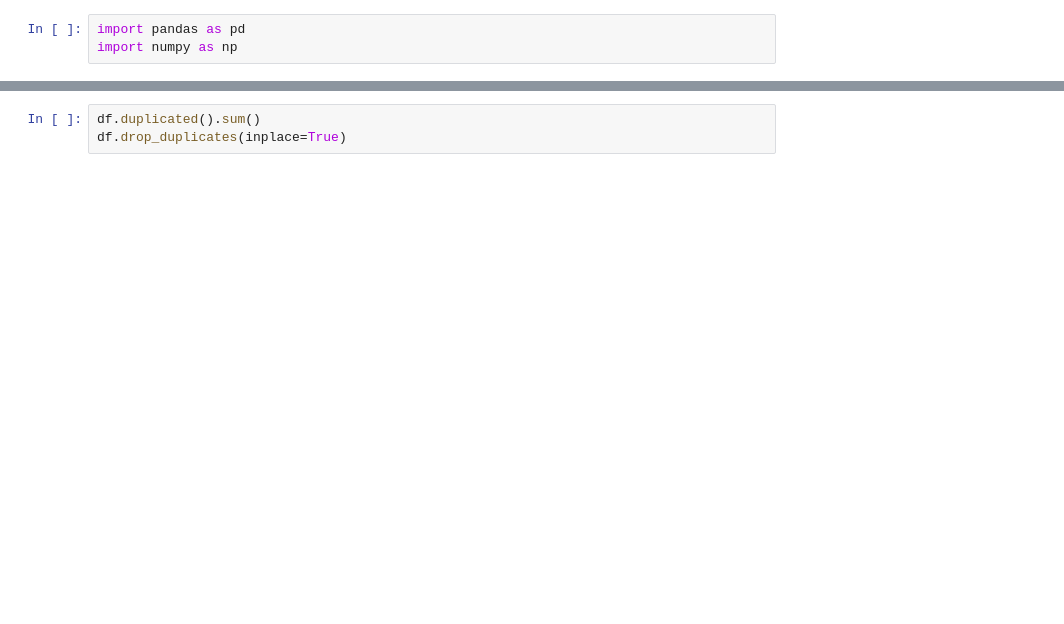
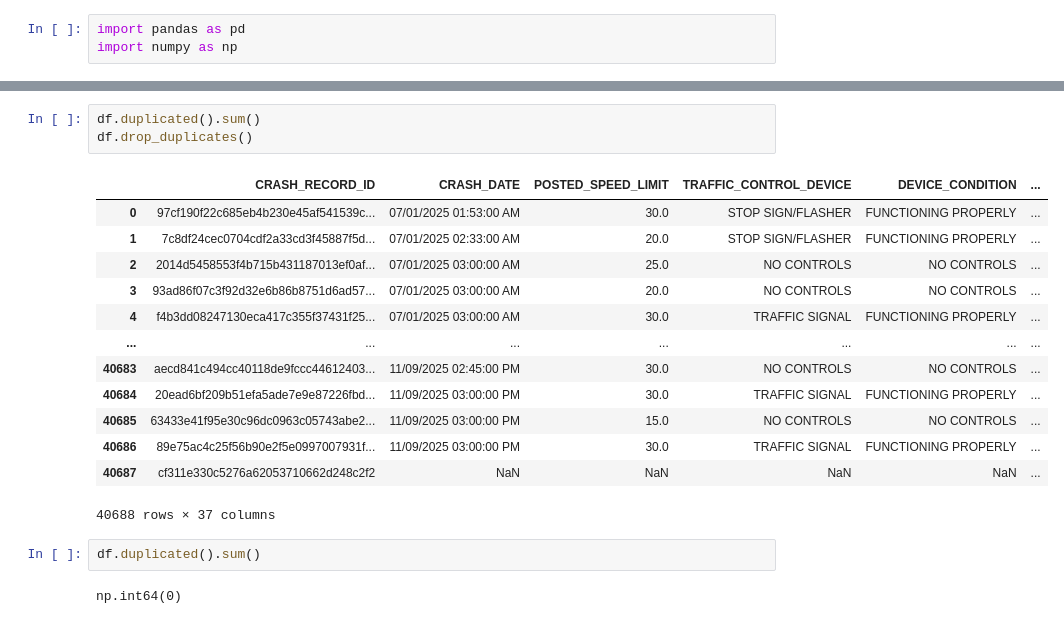
Before and after one commit to TheCraw08/ConradWilson_TCS, a Jupyter notebook: Conrad_Wilson.ipynb, the cells around one changed output, grey strips where cells are left out. Drawn from its saved outputs; the diff is of its cells as text; blank space fills up the shorter version.

```diff
--- a/Conrad_Wilson.ipynb
+++ b/Conrad_Wilson.ipynb
@@ -28,3 +28,21 @@ memory usage: 7.0+ MB
 # %%
 df.duplicated().sum()
-df.drop_duplicates(inplace=True)
+df.drop_duplicates()
+# %% [output]
+|  | CRASH_RECORD_ID | CRASH_DATE | POSTED_SPEED_LIMIT | TRAFFIC_CONTROL_DEVICE | DEVICE_CONDITION | ... |
+| 0 | 97cf190f22c685eb4b230e45af541539c... | 07/01/2025 01:53:00 AM | 30.0 | STOP SIGN/FLASHER | FUNCTIONING PROPERLY | ... |
+| 1 | 7c8df24cec0704cdf2a33cd3f45887f5d... | 07/01/2025 02:33:00 AM | 20.0 | STOP SIGN/FLASHER | FUNCTIONING PROPERLY | ... |
+| 2 | 2014d5458553f4b715b431187013ef0af... | 07/01/2025 03:00:00 AM | 25.0 | NO CONTROLS | NO CONTROLS | ... |
+| 3 | 93ad86f07c3f92d32e6b86b8751d6ad57... | 07/01/2025 03:00:00 AM | 20.0 | NO CONTROLS | NO CONTROLS | ... |
+| 4 | f4b3dd08247130eca417c355f37431f25... | 07/01/2025 03:00:00 AM | 30.0 | TRAFFIC SIGNAL | FUNCTIONING PROPERLY | ... |
+| ... | ... | ... | ... | ... | ... | ... |
+| 40683 | aecd841c494cc40118de9fccc44612403... | 11/09/2025 02:45:00 PM | 30.0 | NO CONTROLS | NO CONTROLS | ... |
+| 40684 | 20ead6bf209b51efa5ade7e9e87226fbd... | 11/09/2025 03:00:00 PM | 30.0 | TRAFFIC SIGNAL | FUNCTIONING PROPERLY | ... |
+| 40685 | 63433e41f95e30c96dc0963c05743abe2... | 11/09/2025 03:00:00 PM | 15.0 | NO CONTROLS | NO CONTROLS | ... |
+| 40686 | 89e75ac4c25f56b90e2f5e0997007931f... | 11/09/2025 03:00:00 PM | 30.0 | TRAFFIC SIGNAL | FUNCTIONING PROPERLY | ... |
+| 40687 | cf311e330c5276a62053710662d248c2f2 | NaN | NaN | NaN | NaN | ... |
+40688 rows × 37 columns
+# %%
+df.duplicated().sum()
+# %% [output]
+np.int64(0)
```
Also changed, not shown: parts of 3 cells of this notebook.
